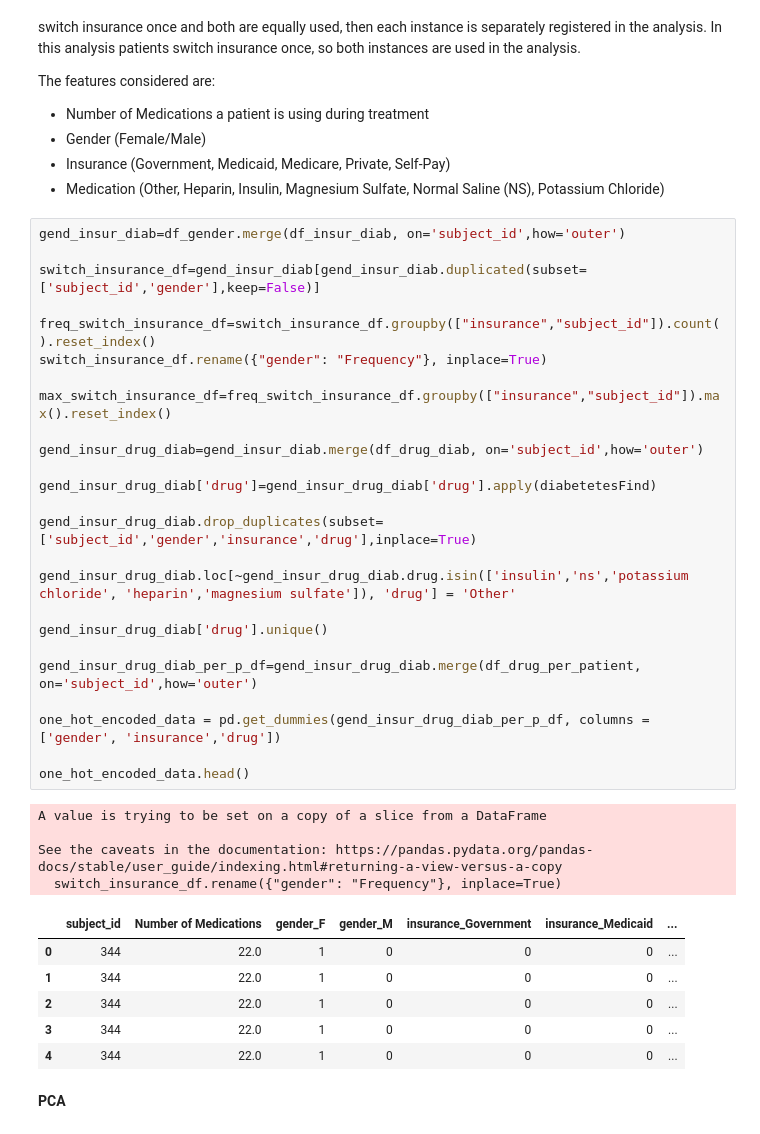
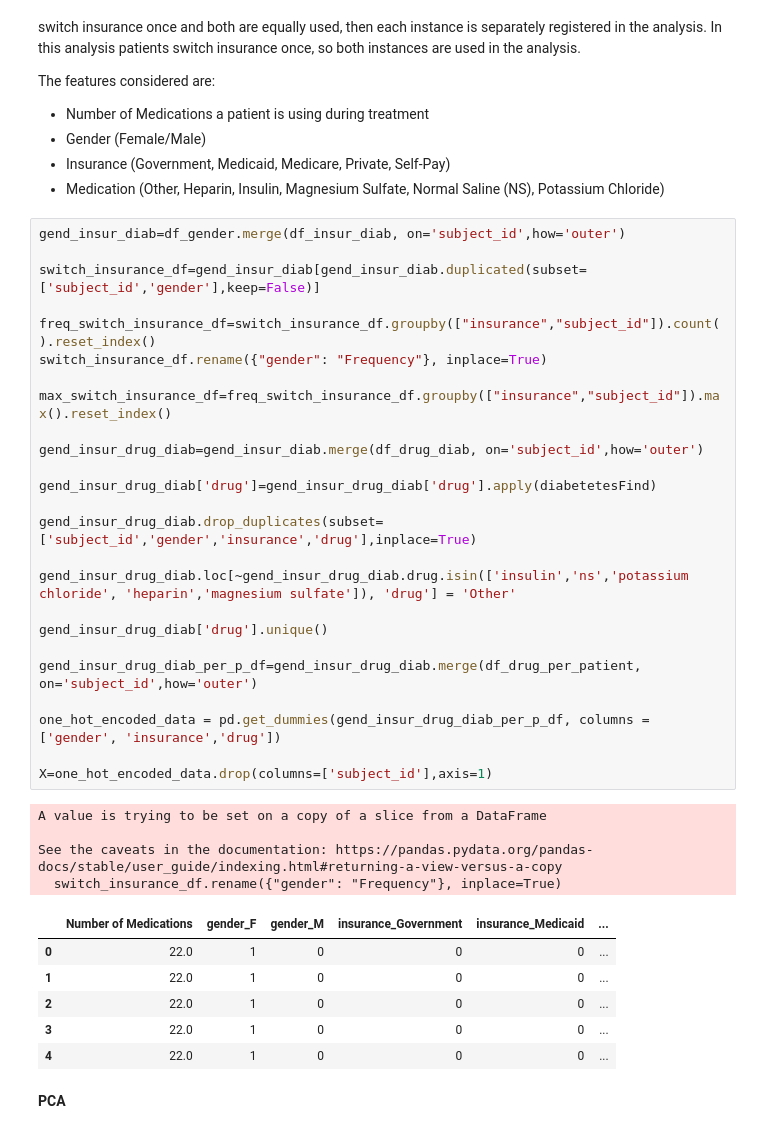
Before and after one commit to rhiats/diab_sev_mimicIII, a Jupyter notebook: Analysis_of_Patients_with_Type_2_Diabetes_in_ICU.ipynb, the cells around one changed output. Cells and saved outputs as stored; diff of their text form.

```diff
--- a/Analysis_of_Patients_with_Type_2_Diabetes_in_ICU.ipynb
+++ b/Analysis_of_Patients_with_Type_2_Diabetes_in_ICU.ipynb
@@ -127,39 +127,39 @@ The features considered are:
 # %%
 gend_insur_diab=df_gender.merge(df_insur_diab, on='subject_id',how='outer')
 
 switch_insurance_df=gend_insur_diab[gend_insur_diab.duplicated(subset=['subject_id','gender'],keep=False)]
 
 freq_switch_insurance_df=switch_insurance_df.groupby(["insurance","subject_id"]).count().reset_index()
 switch_insurance_df.rename({"gender": "Frequency"}, inplace=True)
 
 max_switch_insurance_df=freq_switch_insurance_df.groupby(["insurance","subject_id"]).max().reset_index()
 
 gend_insur_drug_diab=gend_insur_diab.merge(df_drug_diab, on='subject_id',how='outer')
 
 gend_insur_drug_diab['drug']=gend_insur_drug_diab['drug'].apply(diabetetesFind)
 
 gend_insur_drug_diab.drop_duplicates(subset=['subject_id','gender','insurance','drug'],inplace=True)
 
 gend_insur_drug_diab.loc[~gend_insur_drug_diab.drug.isin(['insulin','ns','potassium chloride', 'heparin','magnesium sulfate']), 'drug'] = 'Other'
 
 gend_insur_drug_diab['drug'].unique()
 
 gend_insur_drug_diab_per_p_df=gend_insur_drug_diab.merge(df_drug_per_patient, on='subject_id',how='outer')
 
 one_hot_encoded_data = pd.get_dummies(gend_insur_drug_diab_per_p_df, columns = ['gender', 'insurance','drug'])
 
-one_hot_encoded_data.head()
+X=one_hot_encoded_data.drop(columns=['subject_id'],axis=1)
 # %% [output]
 A value is trying to be set on a copy of a slice from a DataFrame
 
 See the caveats in the documentation: https://pandas.pydata.org/pandas-docs/stable/user_guide/indexing.html#returning-a-view-versus-a-copy
   switch_insurance_df.rename({"gender": "Frequency"}, inplace=True)
-|  | subject_id | Number of Medications | gender_F | gender_M | insurance_Government | insurance_Medicaid | ... |
-| 0 | 344 | 22.0 | 1 | 0 | 0 | 0 | ... |
-| 1 | 344 | 22.0 | 1 | 0 | 0 | 0 | ... |
-| 2 | 344 | 22.0 | 1 | 0 | 0 | 0 | ... |
-| 3 | 344 | 22.0 | 1 | 0 | 0 | 0 | ... |
-| 4 | 344 | 22.0 | 1 | 0 | 0 | 0 | ... |
+|  | Number of Medications | gender_F | gender_M | insurance_Government | insurance_Medicaid | ... |
+| 0 | 22.0 | 1 | 0 | 0 | 0 | ... |
+| 1 | 22.0 | 1 | 0 | 0 | 0 | ... |
+| 2 | 22.0 | 1 | 0 | 0 | 0 | ... |
+| 3 | 22.0 | 1 | 0 | 0 | 0 | ... |
+| 4 | 22.0 | 1 | 0 | 0 | 0 | ... |
 # %% [markdown]
 **PCA**
 # %% [markdown]
```
